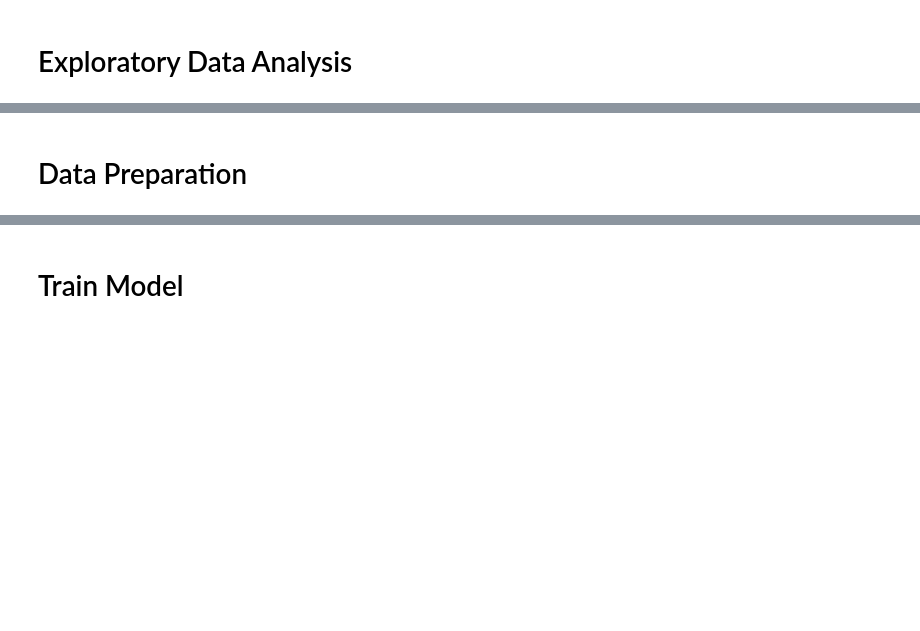
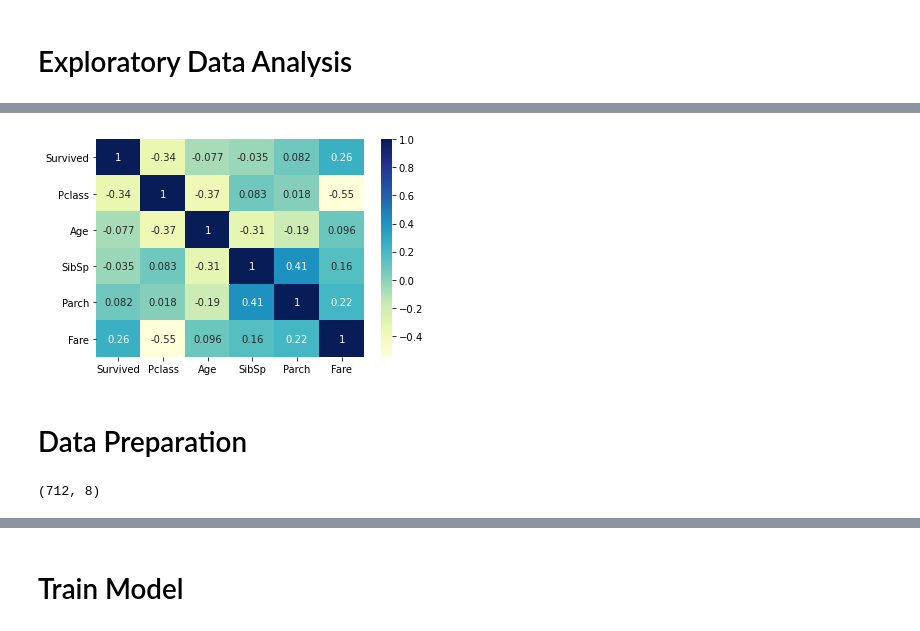
Before and after one commit to kelv-yap/sp_dsai_machine_learning, a Jupyter notebook: classification/classification.ipynb, the cells around one changed output, grey strips where cells are left out. Saved outputs shown, nothing was run; the diff lists cells and outputs as text; code cells hidden in the pictures; blank space fills up the shorter version.

```diff
--- a/classification/classification.ipynb
+++ b/classification/classification.ipynb
@@ -37,2 +83,10 @@ from matplotlib import pyplot as plt
+# %%
+corr = df.corr()
+sns.heatmap(corr, cmap="YlGnBu",annot=True,
+            xticklabels=corr.columns.values,
+            yticklabels=corr.columns.values)
+plt.show()
+# %% [output]
+[figure, added]
 # %% [markdown]
 # Data Preparation
@@ -38,0 +95,5 @@ from matplotlib import pyplot as plt
+# %%
+df = df.dropna()
+df.shape
+# %% [output]
+(712, 8)
```
Also changed, not shown: parts of 15 cells of this notebook, 1 other file.
